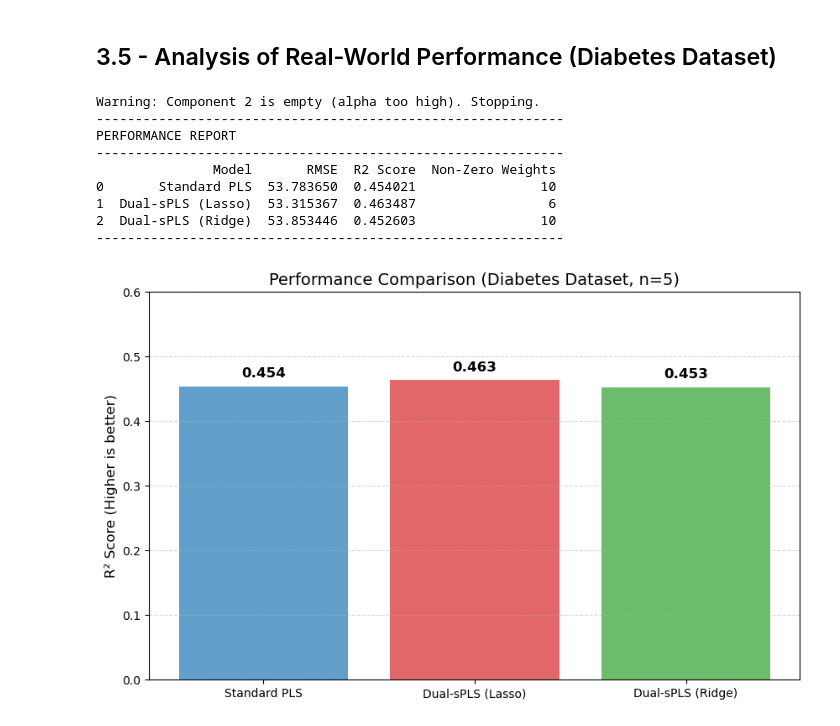
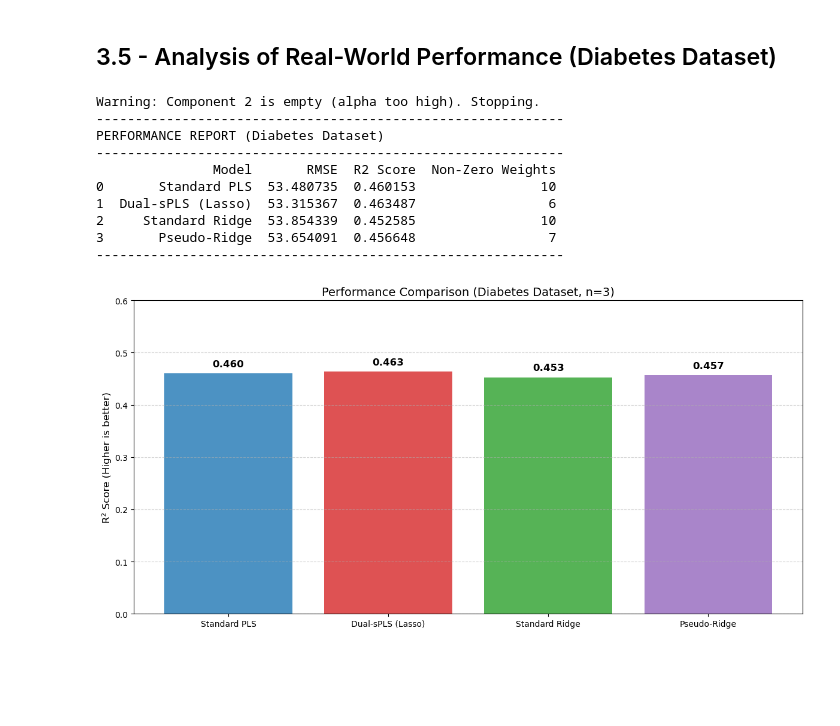
Before and after one commit to alex-onl/dual.spls_oneill_hancelle, a Jupyter notebook: Dual_sPLS_Group_4.ipynb, the cells around one changed output. Cells and saved outputs as stored; diff of their text form; code cells hidden in the pictures; blank space fills up the shorter version.

```diff
--- a/Dual_sPLS_Group_4.ipynb
+++ b/Dual_sPLS_Group_4.ipynb
@@ -966,7 +1017,7 @@ y = diabetes.target
 X_train, X_test, y_train, y_test = train_test_split(X, y, test_size=0.2, random_state=42)
 
 # Parameters
-n_comp = 5 # We use 5 components for all models
+n_comp = 3 # We use 3 components for all models
 
 # -------------------------------------------------------
 # Model 1: Standard PLS (Reference)
@@ -979,7 +1030,6 @@ y_pred_pls = model_pls.predict(X_test).flatten()
 # Model 2: Dual-sPLS Lasso (Feature Selection)
 # -------------------------------------------------------
 # Auto-calibration: We want an alpha that removes weak signals.
-# We calculate max covariance on Train set and take 30% of it as threshold.
 X_std = (X_train - X_train.mean(0)) / X_train.std(0)
 y_std_c = (y_train - y_train.mean()) / y_train.std()
 max_cov = np.max(np.abs(X_std.T @ y_std_c))
@@ -990,74 +1040,92 @@ model_lasso.fit(X_train, y_train)
 y_pred_lasso = model_lasso.predict(X_test).flatten()
 
 # -------------------------------------------------------
-# Model 3: Dual-sPLS Ridge (Stability)
+# Model 3: Standard Ridge (Stability Only)
 # -------------------------------------------------------
 # Ridge alpha acts as a stabilizer. Standard value is usually around 1.0 to 10.0
+# ridge_threshold = 0.0 means NO feature selection (Classical L2 Ridge).
 alpha_ridge = 5.0
 
-model_ridge = DualPLS(n_components=n_comp, penalty='ridge', alpha=alpha_ridge)
+model_ridge = DualPLS(n_components=n_comp, penalty='ridge', alpha=alpha_ridge, ridge_threshold=0.0)
 model_ridge.fit(X_train, y_train)
 y_pred_ridge = model_ridge.predict(X_test).flatten()
 
 # -------------------------------------------------------
-# 4. Performance Comparison
+# Model 4: Pseudo-Ridge (Stability + Selection)
+# -------------------------------------------------------
+# This implements Equation 38: Ridge Inversion + Lasso Thresholding
+# We use the same alpha for stability, but add a small threshold for selection.
+alpha_pseudo = 5.0
+thresh_pseudo = 0.05
+
+model_pseudo = DualPLS(n_components=n_comp, penalty='ridge', alpha=alpha_pseudo, ridge_threshold=thresh_pseudo)
+model_pseudo.fit(X_train, y_train)
+y_pred_pseudo = model_pseudo.predict(X_test).flatten()
+
+# -------------------------------------------------------
+# 5. Performance Comparison
 # -------------------------------------------------------
 results = {
-    'Model': ['Standard PLS', 'Dual-sPLS (Lasso)', 'Dual-sPLS (Ridge)'],
+    'Model': ['Standard PLS', 'Dual-sPLS (Lasso)', 'Standard Ridge', 'Pseudo-Ridge'],
     'RMSE': [
         np.sqrt(mean_squared_error(y_test, y_pred_pls)),
         np.sqrt(mean_squared_error(y_test, y_pred_lasso)),
-        np.sqrt(mean_squared_error(y_test, y_pred_ridge))
+        np.sqrt(mean_squared_error(y_test, y_pred_ridge)),
+        np.sqrt(mean_squared_error(y_test, y_pred_pseudo))
     ],
     'R2 Score': [
         r2_score(y_test, y_pred_pls),
         r2_score(y_test, y_pred_lasso),
-        r2_score(y_test, y_pred_ridge)
+        r2_score(y_test, y_pred_ridge),
+        r2_score(y_test, y_pred_pseudo)
     ],
     'Non-Zero Weights': [
         np.count_nonzero(model_pls.W[:, 0]),
         np.count_nonzero(model_lasso.W[:, 0]),
-        np.count_nonzero(model_ridge.W[:, 0])
+        np.count_nonzero(model_ridge.W[:, 0]),
+        np.count_nonzero(model_pseudo.W[:, 0])
     ]
 }
 
 df_res = pd.DataFrame(results)
 print("-" * 60)
-print("PERFORMANCE REPORT")
+print("PERFORMANCE REPORT (Diabetes Dataset)")
 print("-" * 60)
 print(df_res)
 print("-" * 60)
 
 # -------------------------------------------------------
-# 5. Visual Comparison
+# 6. Visual Comparison
 # -------------------------------------------------------
-fig, ax1 = plt.subplots(figsize=(10, 6))
+fig, ax1 = plt.subplots(figsize=(12, 6))
 
 # Bar chart for R2
-colors = ['#1f77b4', '#d62728', '#2ca02c'] # Blue, Red, Green
-bars = ax1.bar(df_res['Model'], df_res['R2 Score'], color=colors, alpha=0.7)
+colors = ['#1f77b4', '#d62728', '#2ca02c', '#9467bd'] # Blue, Red, Green, Purple
+bars = ax1.bar(df_res['Model'], df_res['R2 Score'], color=colors, alpha=0.8)
 
 ax1.set_ylabel('R² Score (Higher is better)', fontsize=12)
 ax1.set_title(f'Performance Comparison (Diabetes Dataset, n={n_comp})', fontsize=14)
 ax1.set_ylim(0, 0.6)
 ax1.grid(axis='y', linestyle='--', alpha=0.5)
 
 # Add values on top of bars
 for bar in bars:
     height = bar.get_height()
     ax1.text(bar.get_x() + bar.get_width()/2., height + 0.01,
              f'{height:.3f}', ha='center', va='bottom', fontsize=12, fontweight='bold')
 
+plt.tight_layout()
 plt.show()
 # %% [output]
 Warning: Component 2 is empty (alpha too high). Stopping.
 ------------------------------------------------------------
-PERFORMANCE REPORT
+PERFORMANCE REPORT (Diabetes Dataset)
 ------------------------------------------------------------
                Model       RMSE  R2 Score  Non-Zero Weights
-0       Standard PLS  53.783650  0.454021                10
+0       Standard PLS  53.480735  0.460153                10
 1  Dual-sPLS (Lasso)  53.315367  0.463487                 6
-2  Dual-sPLS (Ridge)  53.853446  0.452603                10
+2     Standard Ridge  53.854339  0.452585                10
+3       Pseudo-Ridge  53.654091  0.456648                 7
 ------------------------------------------------------------
-[figure, old version]
+[figure, new version]
 # %% [markdown]
```
Also changed, not shown: parts of 7 cells of this notebook.
